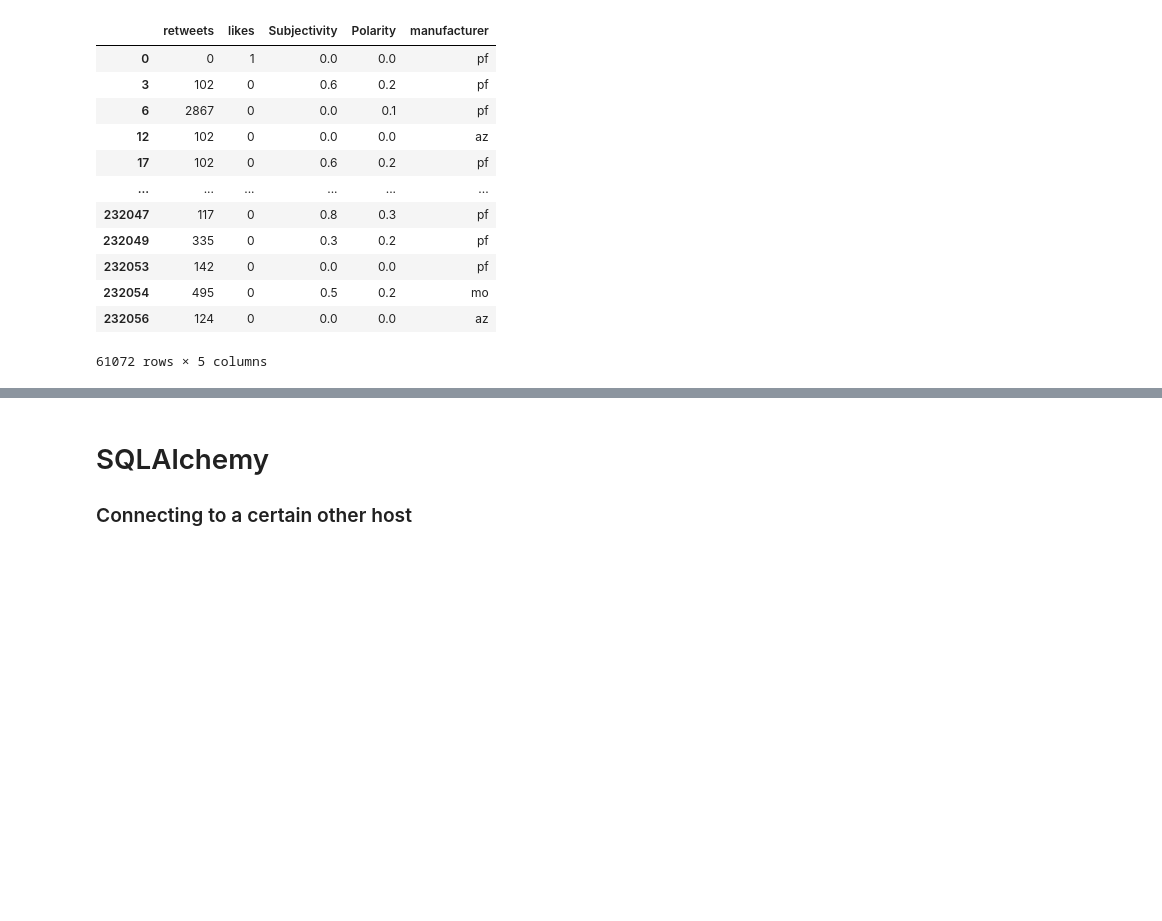
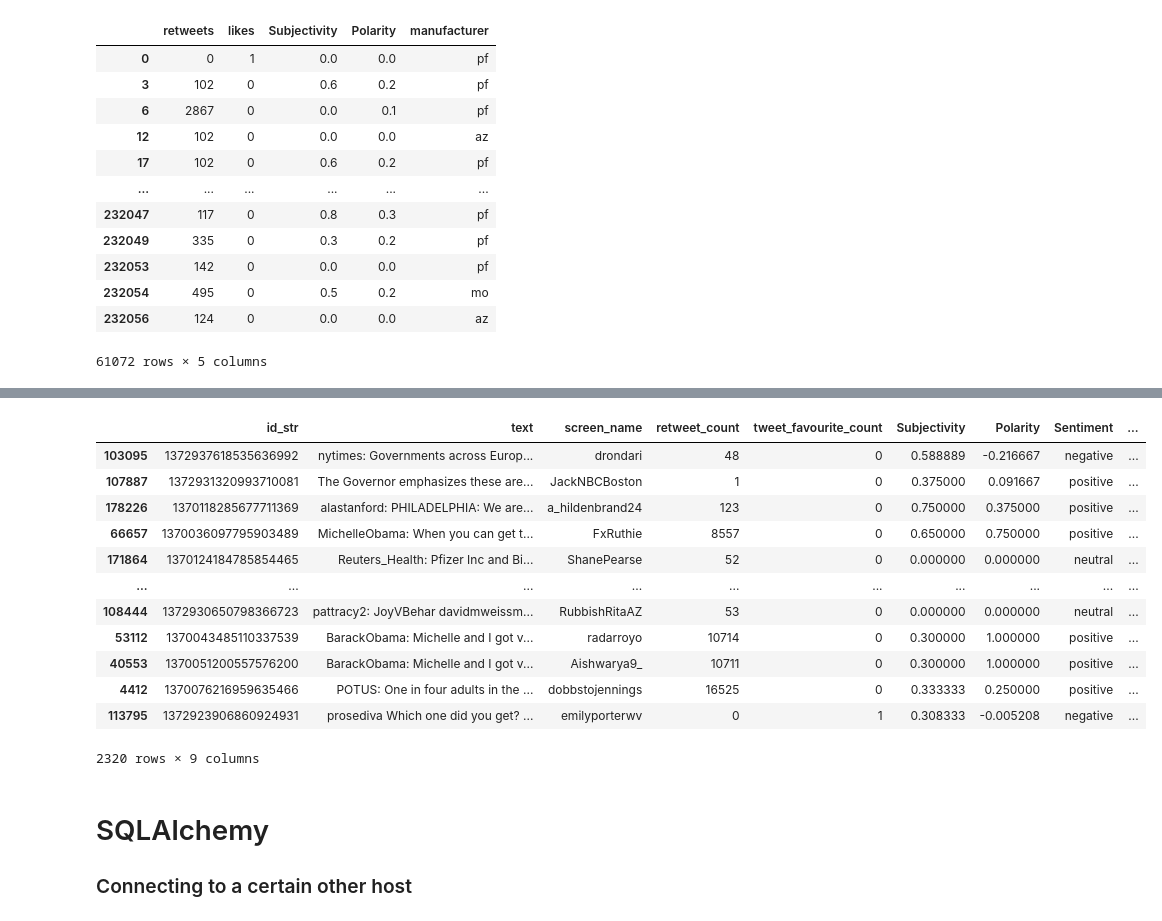
Before and after one commit to NikitaCase/COVID-Vaccine-Sentiment-Analysis, a Jupyter notebook: herd-sentiment/get_and_clean_tweets.ipynb, the cells around one changed output, grey strips where cells are left out. Drawn from its saved outputs; the diff is of its cells as text; code cells hidden in the pictures; blank space fills up the shorter version.

```diff
--- a/herd-sentiment/get_and_clean_tweets.ipynb
+++ b/herd-sentiment/get_and_clean_tweets.ipynb
@@ -424,3 +407,7 @@ az_df.to_csv('az.csv', index=False, encoding='UTF-8')
 pf_df = manufacturer_df.loc[manufacturer_df['manufacturer'] =='mo']
 pf_df = pf_df.drop(columns=['manufacturer'])
 pf_df.to_csv('pf.csv', index=False, encoding='UTF-8')
+# %%
+df = pd.read_csv('csv/tweets.csv')
+df = df[['id_str','text','screen_name','retweet_count','tweet_favourite_count','Subjectivity','Polarity','Sentiment']]
+df.head(2)
@@ -427,3 +428,20 @@ pf_df.to_csv('pf.csv', index=False, encoding='UTF-8')
+# %%
+df2 = df.sample(n=2320)
+df2
+# %% [output]
+|  | id_str | text | screen_name | retweet_count | tweet_favourite_count | Subjectivity | Polarity | Sentiment | ... |
+| 103095 | 1372937618535636992 | nytimes: Governments across Europ... | drondari | 48 | 0 | 0.588889 | -0.216667 | negative | ... |
+| 107887 | 1372931320993710081 | The Governor emphasizes these are... | JackNBCBoston | 1 | 0 | 0.375000 | 0.091667 | positive | ... |
+| 178226 | 1370118285677711369 | alastanford: PHILADELPHIA: We are... | a_hildenbrand24 | 123 | 0 | 0.750000 | 0.375000 | positive | ... |
+| 66657 | 1370036097795903489 | MichelleObama: When you can get t... | FxRuthie | 8557 | 0 | 0.650000 | 0.750000 | positive | ... |
+| 171864 | 1370124184785854465 | Reuters_Health: Pfizer Inc and Bi... | ShanePearse | 52 | 0 | 0.000000 | 0.000000 | neutral | ... |
+| ... | ... | ... | ... | ... | ... | ... | ... | ... | ... |
+| 108444 | 1372930650798366723 | pattracy2: JoyVBehar davidmweissm... | RubbishRitaAZ | 53 | 0 | 0.000000 | 0.000000 | neutral | ... |
+| 53112 | 1370043485110337539 | BarackObama: Michelle and I got v... | radarroyo | 10714 | 0 | 0.300000 | 1.000000 | positive | ... |
+| 40553 | 1370051200557576200 | BarackObama: Michelle and I got v... | Aishwarya9_ | 10711 | 0 | 0.300000 | 1.000000 | positive | ... |
+| 4412 | 1370076216959635466 | POTUS: One in four adults in the ... | dobbstojennings | 16525 | 0 | 0.333333 | 0.250000 | positive | ... |
+| 113795 | 1372923906860924931 | prosediva Which one did you get? ... | emilyporterwv | 0 | 1 | 0.308333 | -0.005208 | negative | ... |
+2320 rows × 9 columns
 # %% [markdown]
 # SQLAlchemy
 ### Connecting to a certain other host
```
Also changed, not shown: parts of 5 cells of this notebook, 8 other files.
